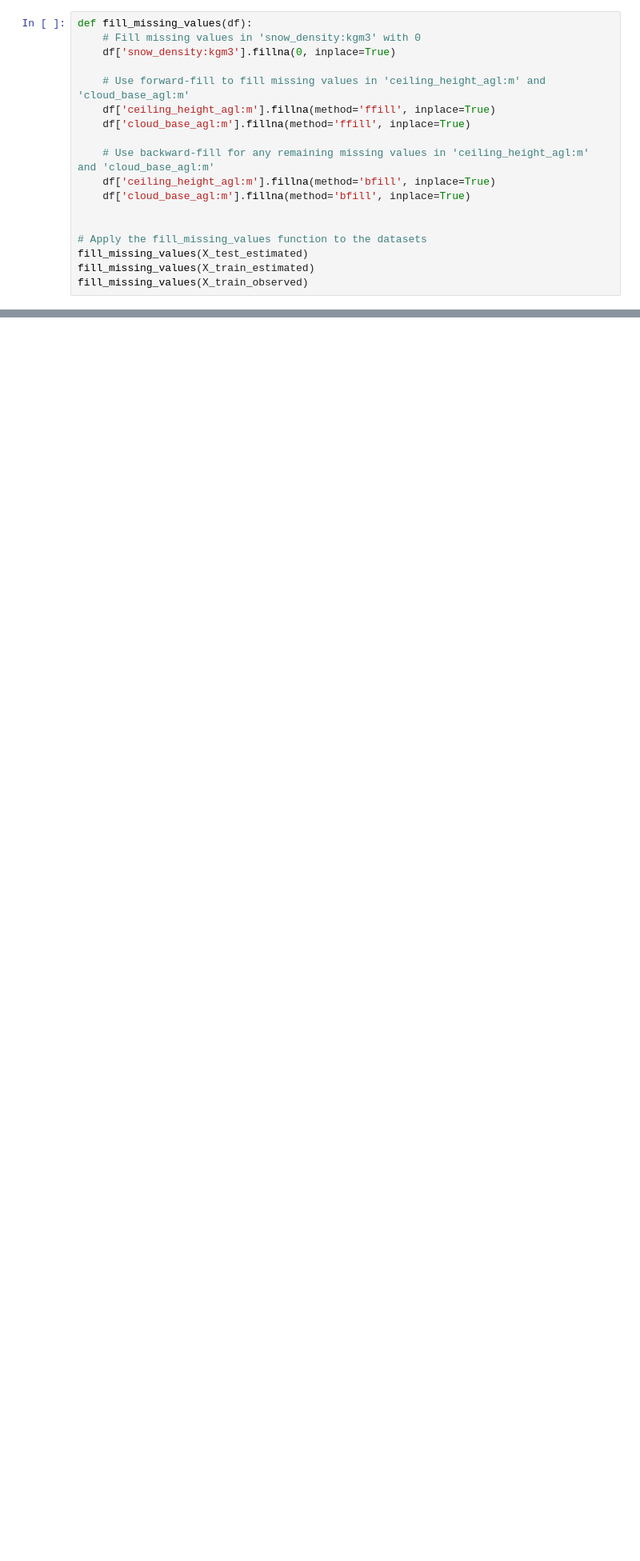
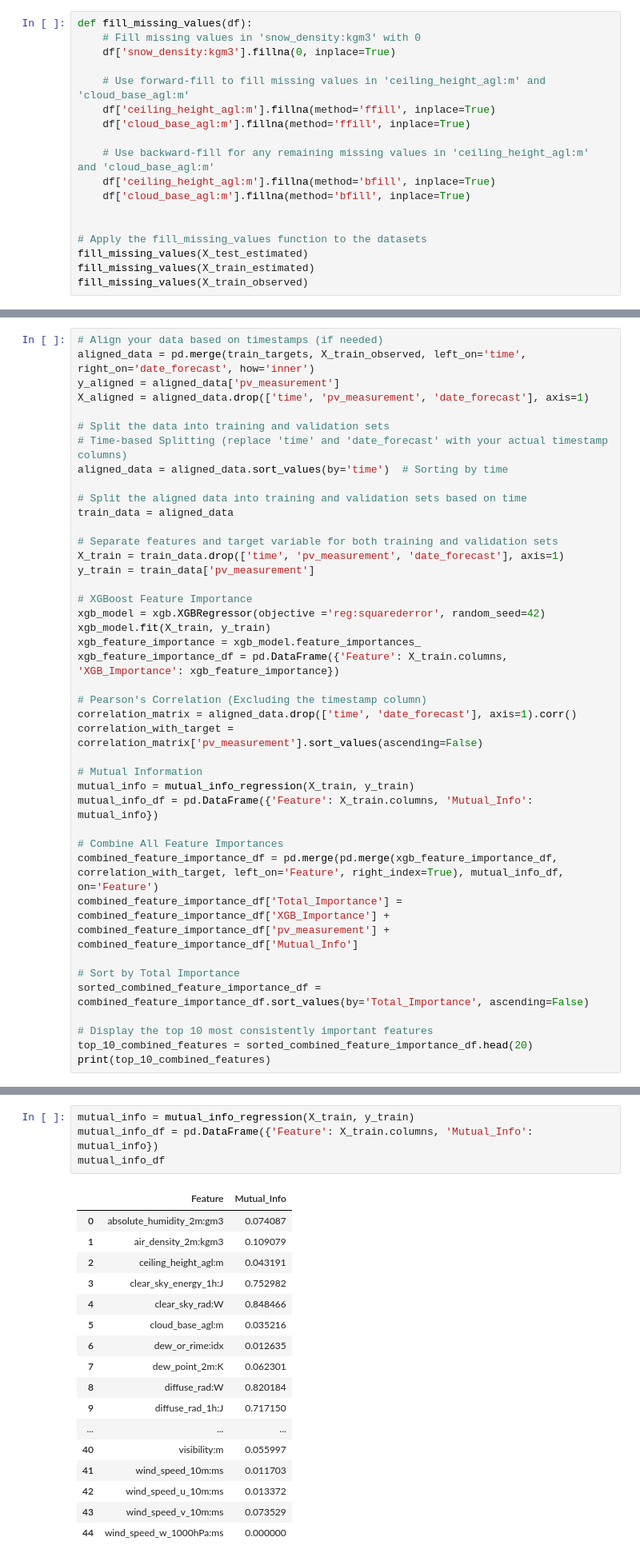
Before and after one commit to Markuski2023/MLGroupProject, a Jupyter notebook: src/EDA.ipynb, the cells around one changed output, grey strips where cells are left out. Shown at 80% size. Saved outputs shown, nothing was run; the diff lists cells and outputs as text; blank space fills up the shorter version.

```diff
--- a/src/EDA.ipynb
+++ b/src/EDA.ipynb
@@ -110,0 +118,41 @@ fill_missing_values(X_train_observed)
+# %%
+# Align your data based on timestamps (if needed)
+aligned_data = pd.merge(train_targets, X_train_observed, left_on='time', right_on='date_forecast', how='inner')
+y_aligned = aligned_data['pv_measurement']
+X_aligned = aligned_data.drop(['time', 'pv_measurement', 'date_forecast'], axis=1)
+
+# Split the data into training and validation sets
+# Time-based Splitting (replace 'time' and 'date_forecast' with your actual timestamp columns)
+aligned_data = aligned_data.sort_values(by='time')  # Sorting by time
+
+# Split the aligned data into training and validation sets based on time
+train_data = aligned_data
+
+# Separate features and target variable for both training and validation sets
+X_train = train_data.drop(['time', 'pv_measurement', 'date_forecast'], axis=1)
+y_train = train_data['pv_measurement']
+
+# XGBoost Feature Importance
+xgb_model = xgb.XGBRegressor(objective ='reg:squarederror', random_seed=42)
+xgb_model.fit(X_train, y_train)
+xgb_feature_importance = xgb_model.feature_importances_
+xgb_feature_importance_df = pd.DataFrame({'Feature': X_train.columns, 'XGB_Importance': xgb_feature_importance})
+
+# Pearson's Correlation (Excluding the timestamp column)
+correlation_matrix = aligned_data.drop(['time', 'date_forecast'], axis=1).corr()
+correlation_with_target = correlation_matrix['pv_measurement'].sort_values(ascending=False)
+
+# Mutual Information
+mutual_info = mutual_info_regression(X_train, y_train)
+mutual_info_df = pd.DataFrame({'Feature': X_train.columns, 'Mutual_Info': mutual_info})
+
+# Combine All Feature Importances
+combined_feature_importance_df = pd.merge(pd.merge(xgb_feature_importance_df, correlation_with_target, left_on='Feature', right_index=True), mutual_info_df, on='Feature')
+combined_feature_importance_df['Total_Importance'] = combined_feature_importance_df['XGB_Importance'] + combined_feature_importance_df['pv_measurement'] + combined_feature_importance_df['Mutual_Info']
+
+# Sort by Total Importance
+sorted_combined_feature_importance_df = combined_feature_importance_df.sort_values(by='Total_Importance', ascending=False)
+
+# Display the top 10 most consistently important features
+top_10_combined_features = sorted_combined_feature_importance_df.head(20)
+print(top_10_combined_features)
@@ -110,0 +326,22 @@ fill_missing_values(X_train_observed)
+# %%
+mutual_info = mutual_info_regression(X_train, y_train)
+mutual_info_df = pd.DataFrame({'Feature': X_train.columns, 'Mutual_Info': mutual_info})
+mutual_info_df
+# %% [output]
+|  | Feature | Mutual_Info |
+| 0 | absolute_humidity_2m:gm3 | 0.074087 |
+| 1 | air_density_2m:kgm3 | 0.109079 |
+| 2 | ceiling_height_agl:m | 0.043191 |
+| 3 | clear_sky_energy_1h:J | 0.752982 |
+| 4 | clear_sky_rad:W | 0.848466 |
+| 5 | cloud_base_agl:m | 0.035216 |
+| 6 | dew_or_rime:idx | 0.012635 |
+| 7 | dew_point_2m:K | 0.062301 |
+| 8 | diffuse_rad:W | 0.820184 |
+| 9 | diffuse_rad_1h:J | 0.717150 |
+| ... | ... | ... |
+| 40 | visibility:m | 0.055997 |
+| 41 | wind_speed_10m:ms | 0.011703 |
+| 42 | wind_speed_u_10m:ms | 0.013372 |
+| 43 | wind_speed_v_10m:ms | 0.073529 |
+| 44 | wind_speed_w_1000hPa:ms | 0.000000 |
```
Also changed, not shown: parts of 14 cells of this notebook, 1 other file.
